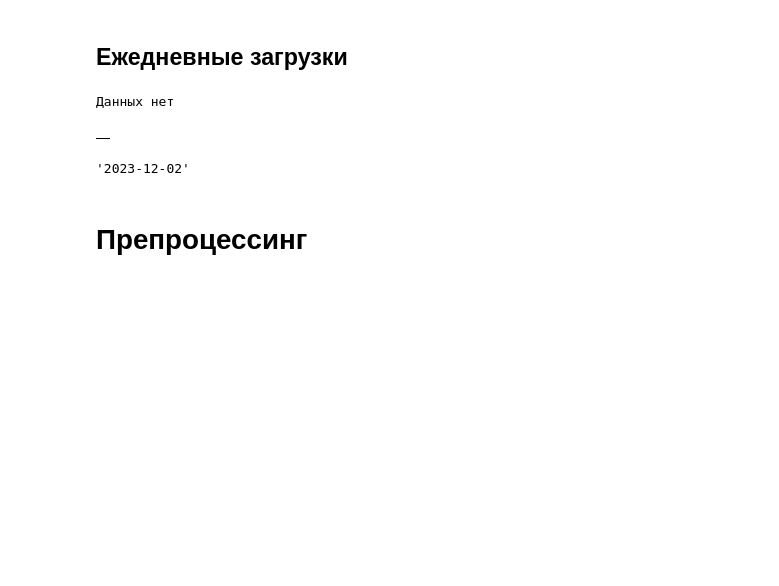
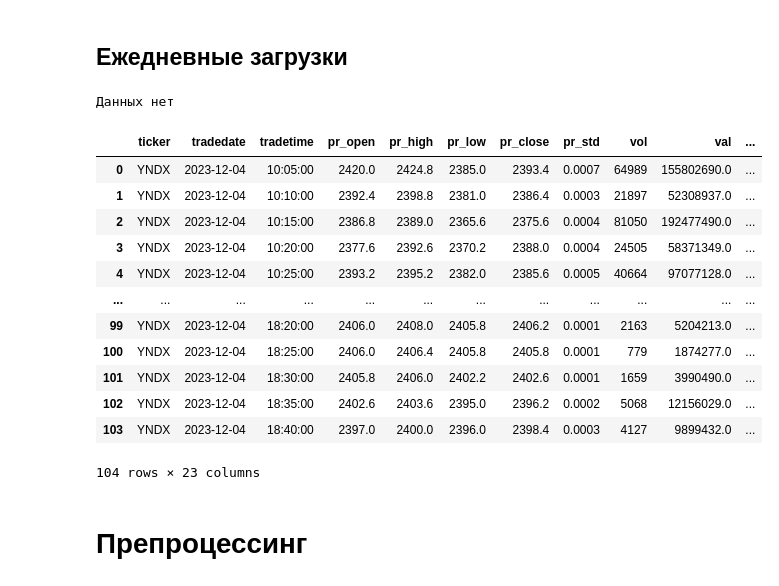
Before and after one commit to slivka83/algopack_simple_bot, a Jupyter notebook: notebooks/Model.ipynb, the cells around one changed output. Cells and saved outputs as stored; diff of their text form; code cells hidden in the pictures; blank space fills up the shorter version.

```diff
--- a/notebooks/Model.ipynb
+++ b/notebooks/Model.ipynb
@@ -61,14 +63,22 @@ get_history(ticker, yesterday)
 Данных нет
 # %%
 loader = Ticker('YNDX')
-one_day_df = loader.tradestats(date='2023-12-02', till_date='2023-12-02')
+one_day_df = loader.tradestats(date='2023-12-04', till_date='2023-12-04')
 one_day_df
 # %% [output]
-|  |
+|  | ticker | tradedate | tradetime | pr_open | pr_high | pr_low | pr_close | pr_std | vol | val | ... |
+| 0 | YNDX | 2023-12-04 | 10:05:00 | 2420.0 | 2424.8 | 2385.0 | 2393.4 | 0.0007 | 64989 | 155802690.0 | ... |
+| 1 | YNDX | 2023-12-04 | 10:10:00 | 2392.4 | 2398.8 | 2381.0 | 2386.4 | 0.0003 | 21897 | 52308937.0 | ... |
+| 2 | YNDX | 2023-12-04 | 10:15:00 | 2386.8 | 2389.0 | 2365.6 | 2375.6 | 0.0004 | 81050 | 192477490.0 | ... |
+| 3 | YNDX | 2023-12-04 | 10:20:00 | 2377.6 | 2392.6 | 2370.2 | 2388.0 | 0.0004 | 24505 | 58371349.0 | ... |
+| 4 | YNDX | 2023-12-04 | 10:25:00 | 2393.2 | 2395.2 | 2382.0 | 2385.6 | 0.0005 | 40664 | 97077128.0 | ... |
+| ... | ... | ... | ... | ... | ... | ... | ... | ... | ... | ... | ... |
+| 99 | YNDX | 2023-12-04 | 18:20:00 | 2406.0 | 2408.0 | 2405.8 | 2406.2 | 0.0001 | 2163 | 5204213.0 | ... |
+| 100 | YNDX | 2023-12-04 | 18:25:00 | 2406.0 | 2406.4 | 2405.8 | 2405.8 | 0.0001 | 779 | 1874277.0 | ... |
+| 101 | YNDX | 2023-12-04 | 18:30:00 | 2405.8 | 2406.0 | 2402.2 | 2402.6 | 0.0001 | 1659 | 3990490.0 | ... |
+| 102 | YNDX | 2023-12-04 | 18:35:00 | 2402.6 | 2403.6 | 2395.0 | 2396.2 | 0.0002 | 5068 | 12156029.0 | ... |
+| 103 | YNDX | 2023-12-04 | 18:40:00 | 2397.0 | 2400.0 | 2396.0 | 2398.4 | 0.0003 | 4127 | 9899432.0 | ... |
+104 rows × 23 columns
-# %%
-yesterday
-# %% [output]
-'2023-12-02'
 # %% [markdown]
 # Препроцессинг
 # %%
```
Also changed, not shown: parts of 14 cells of this notebook.
